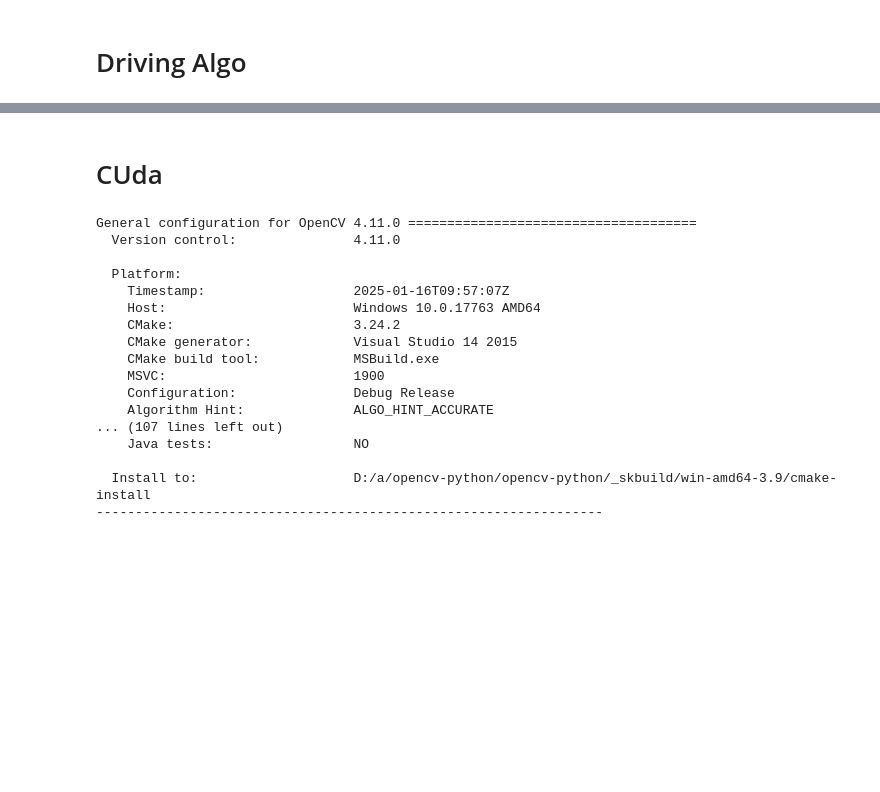
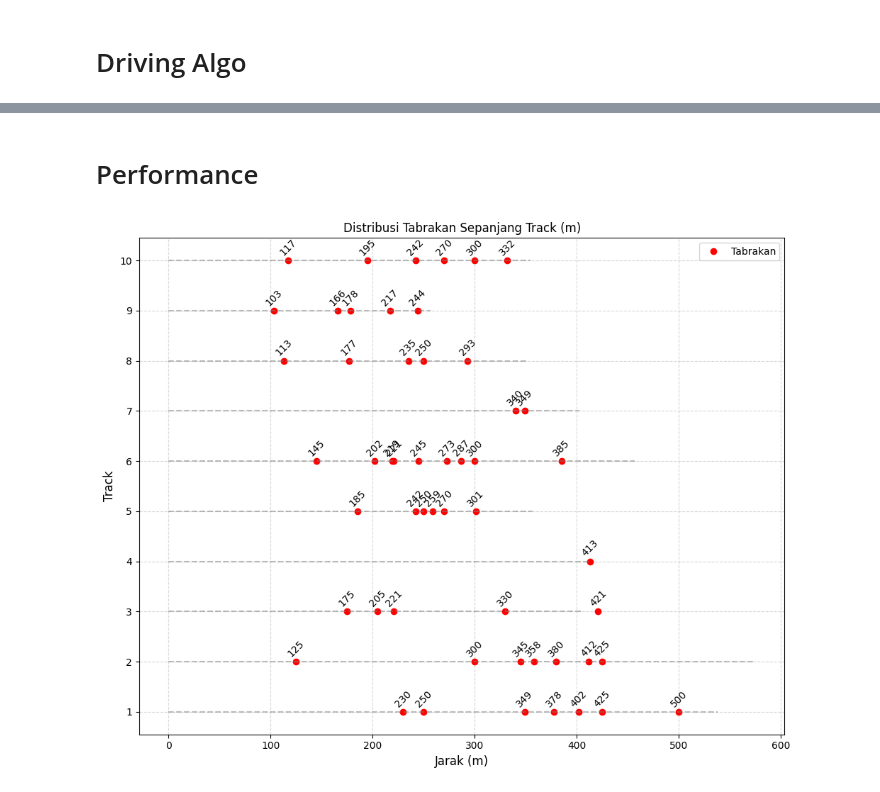
Before and after one commit to sandiJamlu23/Trackmania_OpenCV, a Jupyter notebook: Metopen/comprehensive_lane.ipynb, the cells around one changed output, grey strips where cells are left out. Cells and saved outputs as stored; diff of their text form; code cells hidden in the pictures; blank space fills up the shorter version.

Commit message:
somewhat working controll

```diff
--- a/Metopen/comprehensive_lane.ipynb
+++ b/Metopen/comprehensive_lane.ipynb
@@ -1811,23 +2138,2 @@ Visualization error: cannot join current thread
 # %% [markdown]
-# CUda
+# Performance
-# %%
-import cv2
-print(cv2.getBuildInformation())
-# %% [output]
-General configuration for OpenCV 4.11.0 =====================================
-  Version control:               4.11.0
-
-  Platform:
-    Timestamp:                   2025-01-16T09:57:07Z
-    Host:                        Windows 10.0.17763 AMD64
-    CMake:                       3.24.2
-    CMake generator:             Visual Studio 14 2015
-    CMake build tool:            MSBuild.exe
-    MSVC:                        1900
-    Configuration:               Debug Release
-    Algorithm Hint:              ALGO_HINT_ACCURATE
-... (107 lines left out)
-    Java tests:                  NO
-
-  Install to:                    D:/a/opencv-python/opencv-python/_skbuild/win-amd64-3.9/cmake-install
------------------------------------------------------------------
@@ -1836,0 +2140,45 @@ conda install -c conda-forge opencv=4.5.5 cudatoolkit=11.2 cudnn=8.1.0
+# %%
+import matplotlib.pyplot as plt
+
+# Example crash data for each track (you can expand this with all your data)
+crash_data = {
+    1: [230, 250, 349, 378, 402, 425, 500],
+    2: [125, 300, 345, 358, 380, 412, 425],
+    3: [175, 205, 221, 330, 421],
+    4: [413],
+    5: [185, 242, 250,259, 270, 301],
+    6: [145, 202,219, 221, 245, 273, 287, 300, 385],
+    7: [340, 349],
+    8: [113, 177, 235, 250, 293],
+    9: [103, 166, 178, 217, 244],
+    10: [117, 195, 242, 270, 300, 332]
+}
+
+# Optional: Add track lengths for context (same keys as crash_data)
+track_lengths = {
+    1: 538, 2: 575, 3: 405, 4: 413, 5: 357,
+    6: 457, 7: 403, 8: 351, 9: 257, 10: 355
+}
+
+fig, ax = plt.subplots(figsize=(10, 8))
+
+# Plot crash points
+for track, crashes in crash_data.items():
+    ax.plot(crashes, [track]*len(crashes), 'ro', label='Tabrakan' if track == 1 else "")
+    # Add text annotations for crash points
+    for crash in crashes:
+        ax.text(crash, track + 0.1, f'{crash}', fontsize=10, ha='center', rotation=45)
+    ax.hlines(track, xmin=0, xmax=track_lengths[track], colors='gray', linestyles='dashed', alpha=0.5)
+
+# Labels and formatting
+ax.set_xlabel('Jarak (m)', fontsize=12)
+ax.set_ylabel('Track', fontsize=12)
+ax.set_title('Distribusi Tabrakan Sepanjang Track (m)', fontsize = 12)
+ax.set_yticks(list(crash_data.keys()))
+ax.legend(loc='upper right', fontsize=10)
+ax.grid(True, which='both', linestyle='--', alpha=0.5)
+
+plt.tight_layout()
+plt.show()
+# %% [output]
+[figure, added]
```
Also changed, not shown: parts of 13 cells of this notebook, 6 other files.
